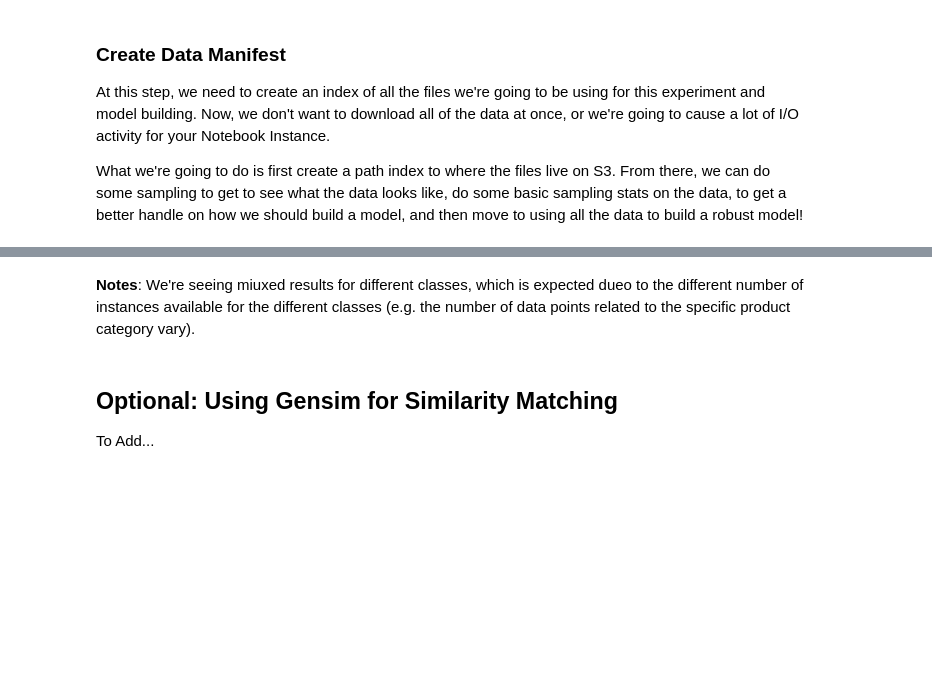
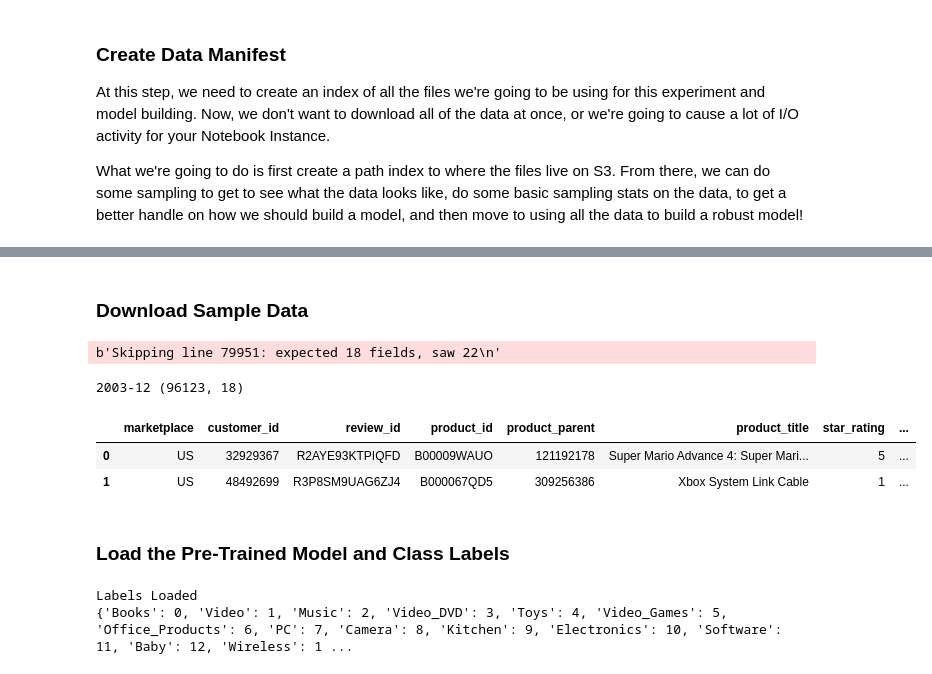
Before and after one commit to raminetinati/Amazon-Reviews-Demo, a Jupyter notebook: 4_graph_predictions/Amazon_Reviews_Graph_Neptune.ipynb, the cells around one changed output, grey strips where cells are left out. Drawn from its saved outputs; the diff is of its cells as text; code cells hidden in the pictures; blank space fills up the shorter version.

```diff
--- a/4_graph_predictions/Amazon_Reviews_Graph_Neptune.ipynb
+++ b/4_graph_predictions/Amazon_Reviews_Graph_Neptune.ipynb
@@ -79,7 +78,8 @@ configs = {
     'label_column':'product_category',
     'text_column': 'review_body_processed',
     'class_labels_pickle_filename':'class_labels.pkl',
-    'bt_model_name':'bt_model_demo_amazon_reviews'
+    'bt_model_name':'blazingtext-2020-05-11-09-42-44-125'
+
 }
 # %%
 #initilize empty
@@ -375,2 +155,0 @@ def download_transform_upload(configs, global_vars, manifest):
-# %%
-global_vars = download_transform_upload(configs, global_vars, manifest)
@@ -684,8 +155,0 @@ global_vars = configure_data_channels(configs, global_vars)
-# %%
-def fit_model(configs, global_vars):
-
-    bt_model = global_vars['bt_model']
-    data_channels = global_vars['data_channels']
-    bt_model.fit(inputs=data_channels, logs=True)
-
-fit_model(configs, global_vars)
@@ -911,6 +155,0 @@ Digital_Video_Download       0.66      0.28      0.39    142493
-# %% [markdown]
-**Notes**: We're seeing miuxed results for different classes, which is expected dueo to the different number of instances available for the different classes (e.g. the number of data points related to the specific product category vary).
-# %% [markdown]
-## Optional: Using Gensim for Similarity Matching
-
-To Add...
@@ -943,0 +156,28 @@ def load_pretrained_model_into gensim(configs, global_vars):
+# %% [markdown]
+### Download Sample Data
+# %%
+def download_sample(configs, global_vars, manifest):
+
+    entry = manifest[100]
+    ile_format = configs['file_extension']
+    index_key = configs['index_key']+'='
+    s3_prefix = configs['prefix']+'/'
+    date = entry['path'].split('/')[1].replace(index_key,'')
+    #get the meta data
+    full_path = 's3://'+configs['bucket_name']+'/'+entry['path_with_prefix']
+    df = pd.read_csv(full_path, header=0, error_bad_lines=False, escapechar="\\")
+    print(date, df.shape)
+    return df
+
+sample_data = download_sample(configs, global_vars, manifest)
+# %% [output]
+b'Skipping line 79951: expected 18 fields, saw 22\n'
+2003-12 (96123, 18)
+# %%
+sample_data.head(2)
+# %% [output]
+|  | marketplace | customer_id | review_id | product_id | product_parent | product_title | star_rating | ... |
+| 0 | US | 32929367 | R2AYE93KTPIQFD | B00009WAUO | 121192178 | Super Mario Advance 4: Super Mari... | 5 | ... |
+| 1 | US | 48492699 | R3P8SM9UAG6ZJ4 | B000067QD5 | 309256386 | Xbox System Link Cable | 1 | ... |
+# %% [markdown]
+### Load the Pre-Trained Model and Class Labels
@@ -943,0 +195,15 @@ def load_pretrained_model_into gensim(configs, global_vars):
+# %%
+def load_class_label_mapping(configs, global_vars):
+
+    filename = configs['class_labels_pickle_filename']
+    global_vars['labels'] = pickle.load( open(filename, "rb" ) )
+    labels_inv = {y:x for x,y in global_vars['labels'].items()}
+    global_vars['labels_inv'] = labels_inv
+    print('Labels Loaded \n{}'.format(global_vars['labels']))
+
+    return global_vars
+
+global_vars = load_class_label_mapping(configs, global_vars)
+# %% [output]
+Labels Loaded
+{'Books': 0, 'Video': 1, 'Music': 2, 'Video_DVD': 3, 'Toys': 4, 'Video_Games': 5, 'Office_Products': 6, 'PC': 7, 'Camera': 8, 'Kitchen': 9, 'Electronics': 10, 'Software': 11, 'Baby': 12, 'Wireless': 1 ...
```
Also changed, not shown: parts of 47 cells of this notebook, 1 other file.
